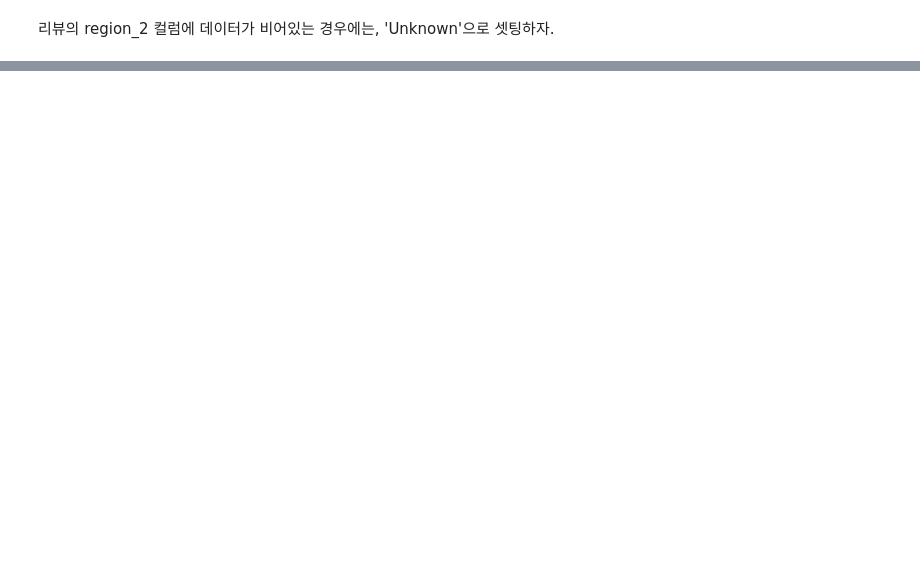
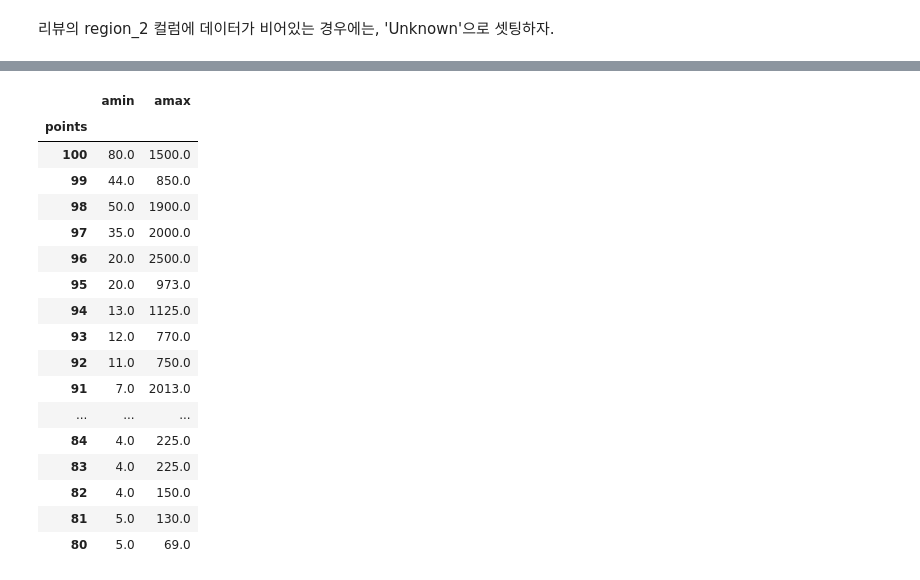
Before and after one commit to ijd1236/my_study, a Jupyter notebook: yh-k4-main/데이터분석 리뷰/2.d 실습 Pandas-3.ipynb, the cells around one changed output, grey strips where cells are left out. Drawn from its saved outputs; the diff is of its cells as text; code cells hidden in the pictures; blank space fills up the shorter version.

```diff
--- a/yh-k4-main/데이터분석 리뷰/2.d 실습 Pandas-3.ipynb
+++ b/yh-k4-main/데이터분석 리뷰/2.d 실습 Pandas-3.ipynb
@@ -178,0 +414,22 @@ dtype: int64
+# %%
+import numpy as np
+reviews.groupby('points')['price'].agg([np.min, np.max]).sort_index(ascending=False)  #agg : numpy 함수로 여러가지 계산
+# %% [output]
+|  | amin | amax |
+| points |  |  |
+| 100 | 80.0 | 1500.0 |
+| 99 | 44.0 | 850.0 |
+| 98 | 50.0 | 1900.0 |
+| 97 | 35.0 | 2000.0 |
+| 96 | 20.0 | 2500.0 |
+| 95 | 20.0 | 973.0 |
+| 94 | 13.0 | 1125.0 |
+| 93 | 12.0 | 770.0 |
+| 92 | 11.0 | 750.0 |
+| 91 | 7.0 | 2013.0 |
+| ... | ... | ... |
+| 84 | 4.0 | 225.0 |
+| 83 | 4.0 | 225.0 |
+| 82 | 4.0 | 150.0 |
+| 81 | 5.0 | 130.0 |
+| 80 | 5.0 | 69.0 |
```
Also changed, not shown: parts of 17 cells of this notebook, 3 other files.
